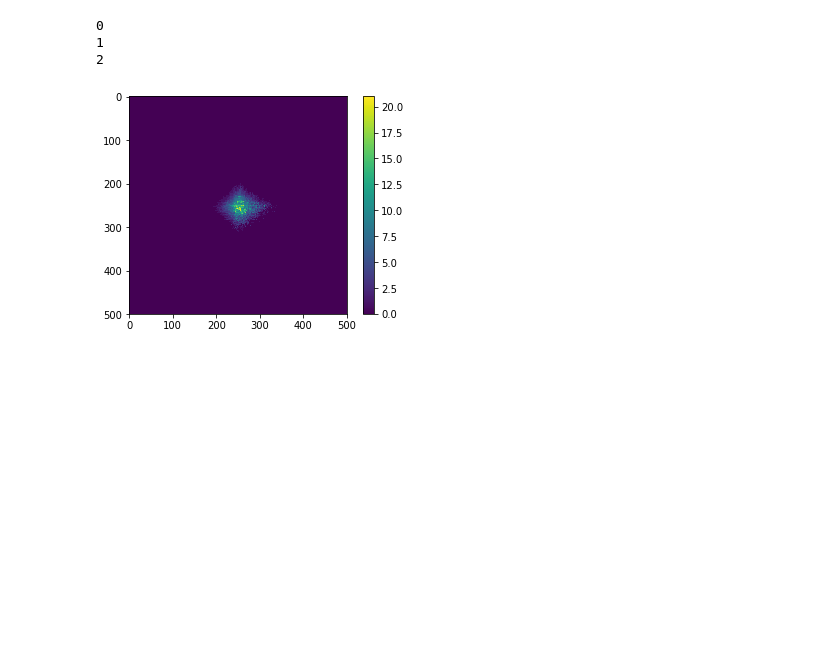
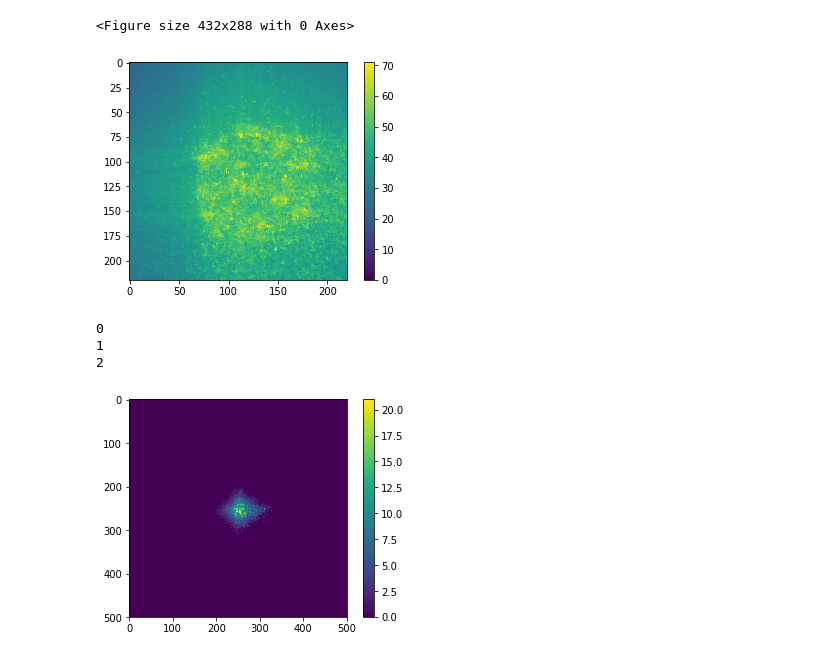
Before and after one commit to nkrishnan94/3D-Eden-Model, a Jupyter notebook: read_push_data.ipynb, the cells around one changed output. Drawn from its saved outputs; the diff is of its cells as text; code cells hidden in the pictures; blank space fills up the shorter version.

```diff
--- a/read_push_data.ipynb
+++ b/read_push_data.ipynb
@@ -6,7 +6,14 @@ import matplotlib.pyplot as plt
 
 import matplotlib.animation as animation
 # %%
-files =glob.glob("3D_eden_cpp/push_data/prof_T*.txt")
-nums = [int(files[i].split("T")[1].split("_")[0]) for i in range(len(files))]
+files =glob.glob("3D_eden_cpp/push_data/prof_Z*.txt")
+nums = [int(files[i].split("Z")[1].split("_")[0]) for i in range(len(files))]
 files = np.array(files)[np.argsort(nums)]
 xsize,ysize,zsize=500,500,500
+# %%
+zhists =np.zeros((len(files),xsize,ysize))
+for i,f in enumerate(files):
+    print(str(i) +" of "+ str(len(files)))
+    arr =np.loadtxt(f,delimiter=", ").astype(int)
+    arr =arr[:,2].reshape((xsize,ysize))
+    zhists[i]=arr
@@ -13,3 +29,28 @@ xsize,ysize,zsize=500,500,500
+# %%
+plt.clf()
+fig,ax =plt.subplots()
+init_rad=200
+
+#im=ax.imshow(np.full((xsize,ysize),.1),vmin=.1,vmax=np.max(np.log(zhists) ))
+im=ax.imshow(np.zeros((int(1.1*init_rad),int(1.1*init_rad))),vmin=0,vmax = np.max(zhists))
+#im=ax.imshow(np.log(zhists[-1]),vmin=.1,vmax=np.max(np.log(zhists) ))
+
+ims = []
+for add in range(len(files)):
+    #ims.append((ax.imshow(np.log(zhists[add]),vmin=.1,vmax=np.max(np.log(zhists))),))
+    ims.append((ax.imshow(zhists[add,(int(xsize/2)-int(1.1*init_rad/2)):(int(xsize/2)+int(1.1*init_rad/2)),(int(ysize/2)-int(1.1*init_rad/2)):(int(ysize/2)+int(1.1*init_rad/2)) ],vmin=0,vmax=np.max(zhists)),))
+
+
+im_ani = animation.ArtistAnimation(fig, ims, interval=1000, repeat_delay=3000,
+                                   blit=True)
+
+plt.colorbar(im)
+# To save this second animation with some metadata, use the following command:
+# im_ani.save('im.mp4', metadata={'artist':'Guido'})
+im_ani.save('im_push.gif',writer='imagemagick')
+# %% [output]
+<Figure size 432x288 with 0 Axes>
+[figure, added]
 # %%
 f=files[0]
 arr =np.loadtxt(f,delimiter=", ").astype(int)
```
Also changed, not shown: parts of 2 cells of this notebook, 43 other files.
